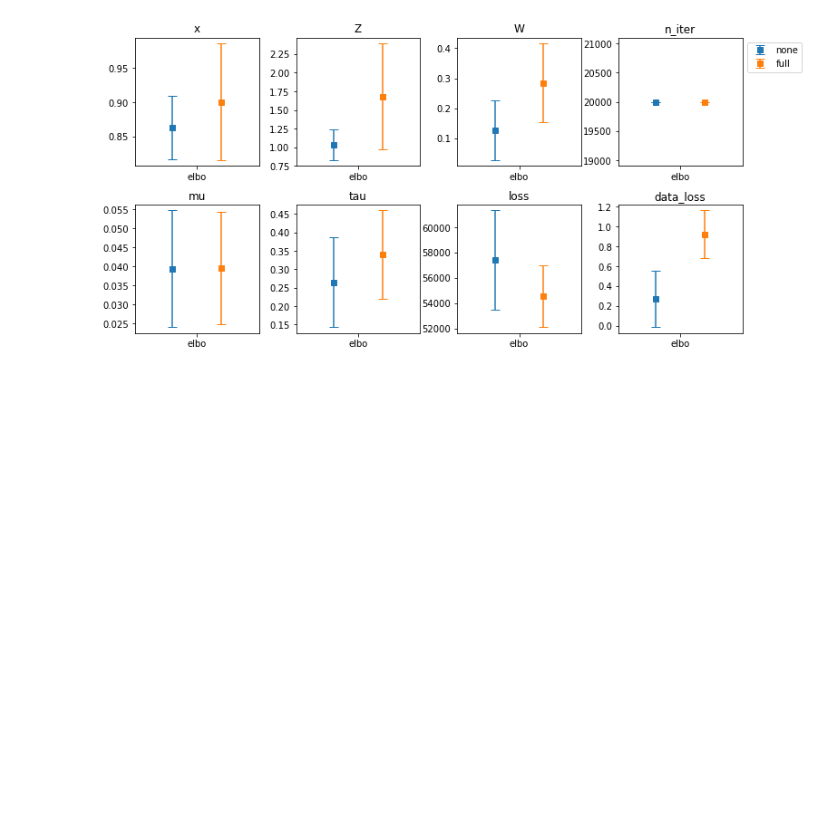
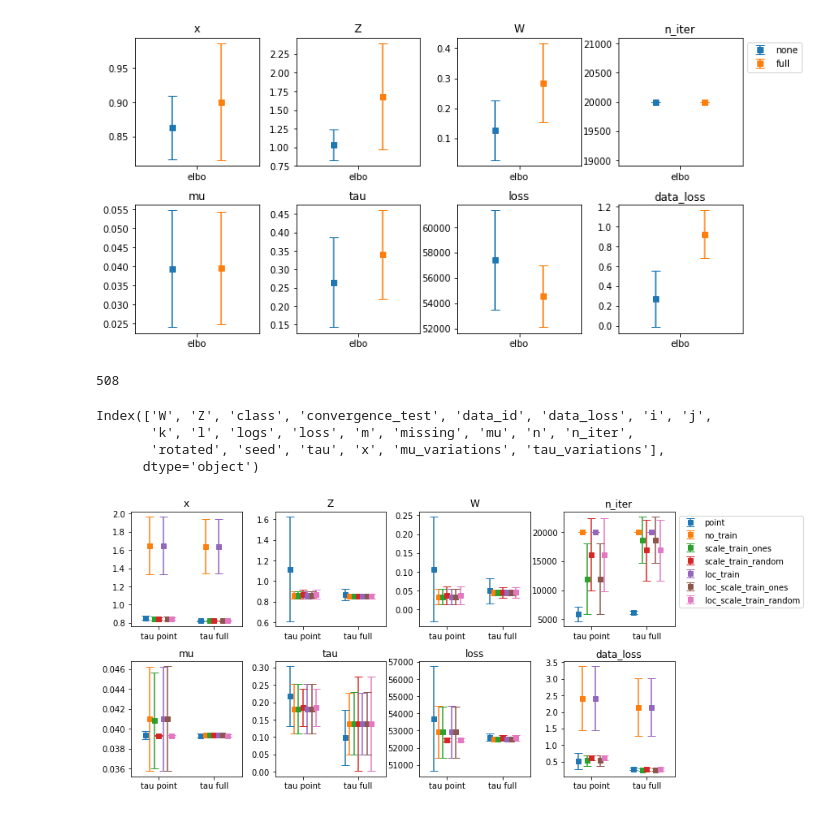
Before and after one commit to betaplane/cezanne, a Jupyter notebook: notebooks/PPCA.ipynb, the cells around one changed output. Saved outputs shown, nothing was run; the diff lists cells and outputs as text; code cells hidden in the pictures; blank space fills up the shorter version.

```diff
--- a/notebooks/PPCA.ipynb
+++ b/notebooks/PPCA.ipynb
@@ -752,3 +725,21 @@ axs = test.plot('convergence_test', {'covariance': ['none', 'full']}, results=re
 axs[0, 3].legend(loc='upper left', bbox_to_anchor=(1, 1));
 # %% [output]
 [figure]
+# %%
+test = tests.Test('../python/pca/covariance.h5', 'covariance_variations', plot=True)
+# %%
+(test.results.n_iter==20000).sum()
+# %% [output]
+508
+# %%
+test.results.columns
+# %% [output]
+Index(['W', 'Z', 'class', 'convergence_test', 'data_id', 'data_loss', 'i', 'j',
+       'k', 'l', 'logs', 'loss', 'm', 'missing', 'mu', 'n', 'n_iter',
+       'rotated', 'seed', 'tau', 'x', 'mu_variations', 'tau_variations'],
+      dtype='object')
+# %%
+axs = test.plot('l', 'mu_variations', xlabels=['tau point', 'tau full'])
+axs[0, 3].legend(loc='upper left', bbox_to_anchor=(1, 1));
+# %% [output]
+[figure, added]
```
Also changed, not shown: parts of 15 cells of this notebook, 1 other file.
